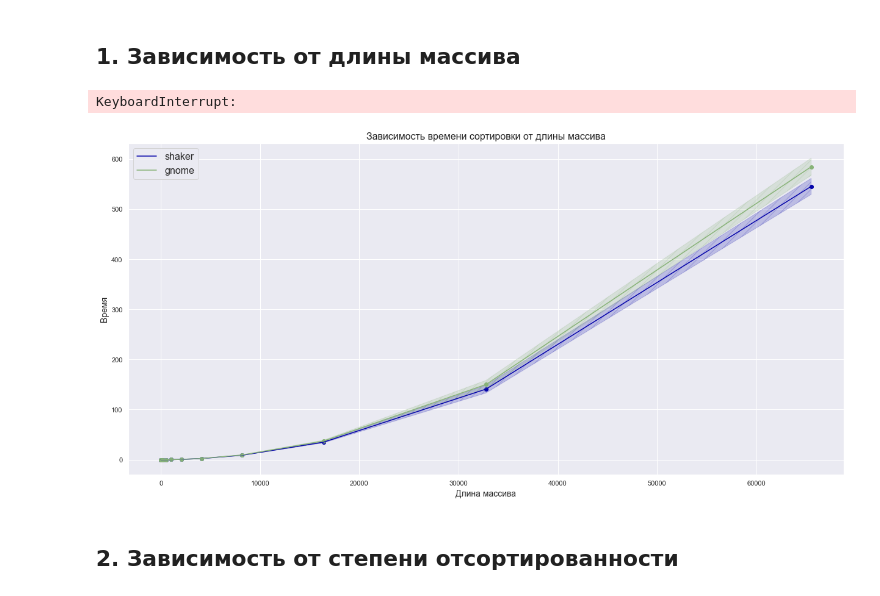
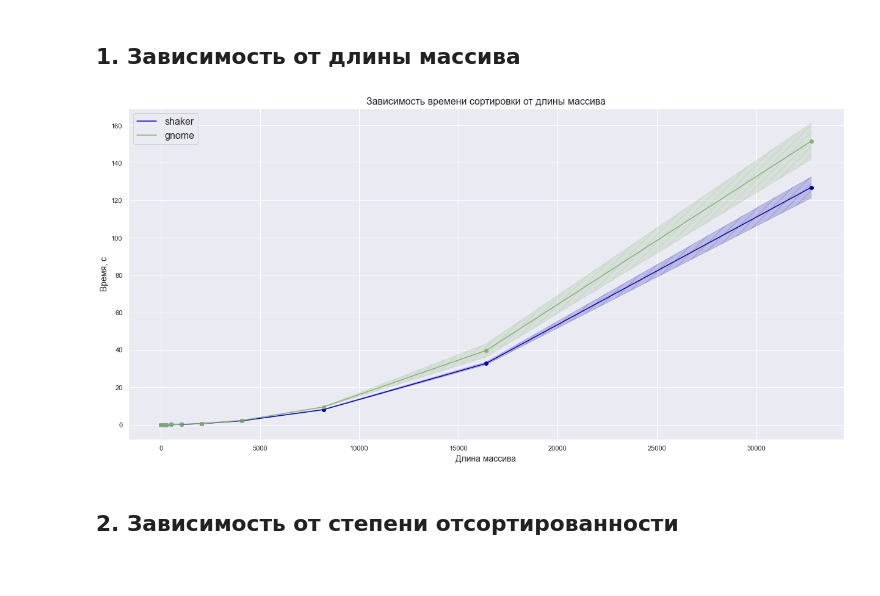
Before and after one commit to astromid/algorithms-structures-course, a Jupyter notebook: notebooks/task2.ipynb, the cells around one changed output. Cells and saved outputs as stored; diff of their text form; code cells hidden in the pictures.

```diff
--- a/notebooks/task2.ipynb
+++ b/notebooks/task2.ipynb
@@ -19,19 +19,22 @@ sns.set()
 # %% [markdown]
 ## 1. Зависимость от длины массива
 # %%
-EXP1_ARR_LENGTHS = [2 ** i for i in range(2, 21)]
-N_REPEATS = 20
+EXP1_ARR_LENGTHS = [2 ** i for i in range(2, 16)]
+N_REPEATS = 10
 
 exp1_metrics = []
-with tqdm(total=len(EXP1_ARR_LENGTHS)*N_REPEATS) as pbar:
+with tqdm(total=len(EXP1_ARR_LENGTHS) * N_REPEATS, desc='Experiment 1') as pbar:
     for arr_len in EXP1_ARR_LENGTHS:
         current_metrics = []
         for _ in range(N_REPEATS):
-            random_lst = random.sample(range(arr_len ** 2), arr_len)
+            shaker_lst = random.sample(range(10 * arr_len), arr_len)
+            gnome_lst = shaker_lst.copy()
+
             start_time = perf_counter()
-            _ = shaker_sort(random_lst)
+            _ = shaker_sort(shaker_lst)
             shaker_endtime = perf_counter()
-            _ = gnome_sort(random_lst)
+
+            _ = gnome_sort(gnome_lst)
             gnome_endtime = perf_counter()
 
             current_metrics.append([shaker_endtime - start_time, gnome_endtime - shaker_endtime])
@@ -39,26 +42,24 @@ with tqdm(total=len(EXP1_ARR_LENGTHS)*N_REPEATS) as pbar:
         exp1_metrics.append(current_metrics)
 
 exp1_metrics = np.array(exp1_metrics)
-# %% [output]
-KeyboardInterrupt:
 # %%
 mean_exp1 = np.mean(exp1_metrics, axis=1)
 std_exp1 = np.std(exp1_metrics, axis=1)
 # %%
 fig, ax = plt.subplots(1, 1, figsize=(21, 10))
 ax.plot(EXP1_ARR_LENGTHS[:15], mean_exp1[:, 0], label='shaker', color=sns.xkcd_rgb['royal blue'])
 ax.scatter(EXP1_ARR_LENGTHS[:15], mean_exp1[:, 0], marker='o', color=sns.xkcd_rgb['royal blue'])
 ax.fill_between(EXP1_ARR_LENGTHS[:15], mean_exp1[:, 0] + std_exp1[:, 0], mean_exp1[:, 0] - std_exp1[:, 0], hatch='//', color=sns.xkcd_rgb['royal blue'], alpha=0.2)
 
 ax.plot(EXP1_ARR_LENGTHS[:15], mean_exp1[:, 1], label='gnome', color=sns.xkcd_rgb['sage green'])
 ax.scatter(EXP1_ARR_LENGTHS[:15], mean_exp1[:, 1], marker='o', color=sns.xkcd_rgb['sage green'])
 ax.fill_between(EXP1_ARR_LENGTHS[:15], mean_exp1[:, 1] + std_exp1[:, 1], mean_exp1[:, 1] - std_exp1[:, 1], hatch='//', color=sns.xkcd_rgb['sage green'], alpha=0.2)
 ax.legend(fontsize=16)
 ax.set_title('Зависимость времени сортировки от длины массива', fontsize=16)
 ax.set_xlabel('Длина массива', fontsize=14)
-ax.set_ylabel('Время', fontsize=14);
+ax.set_ylabel('Время, с', fontsize=14);
 # %% [output]
-[figure, old version]
+[figure, new version]
 # %% [markdown]
 ## 2. Зависимость от степени отсортированности
 # %%
```
Also changed, not shown: parts of 3 cells of this notebook, 4 other files.
